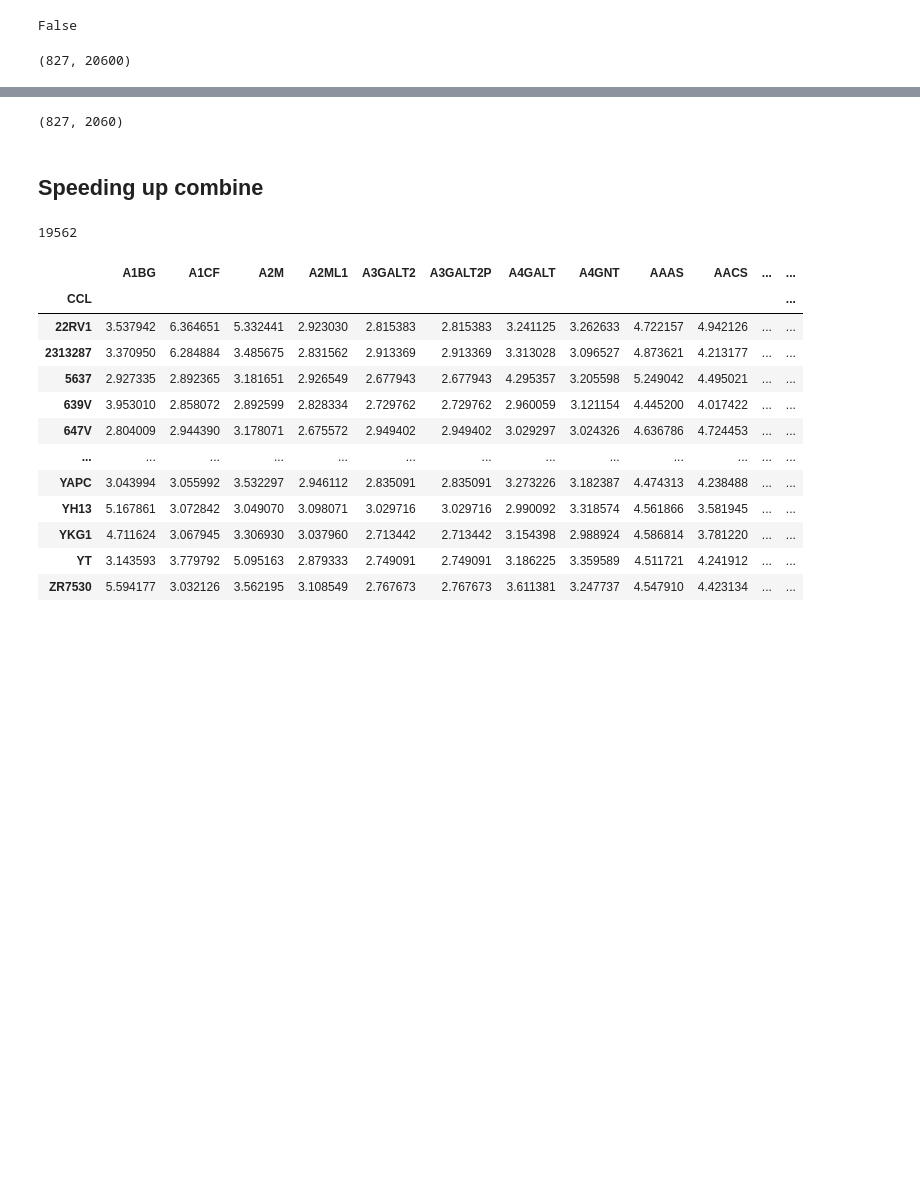
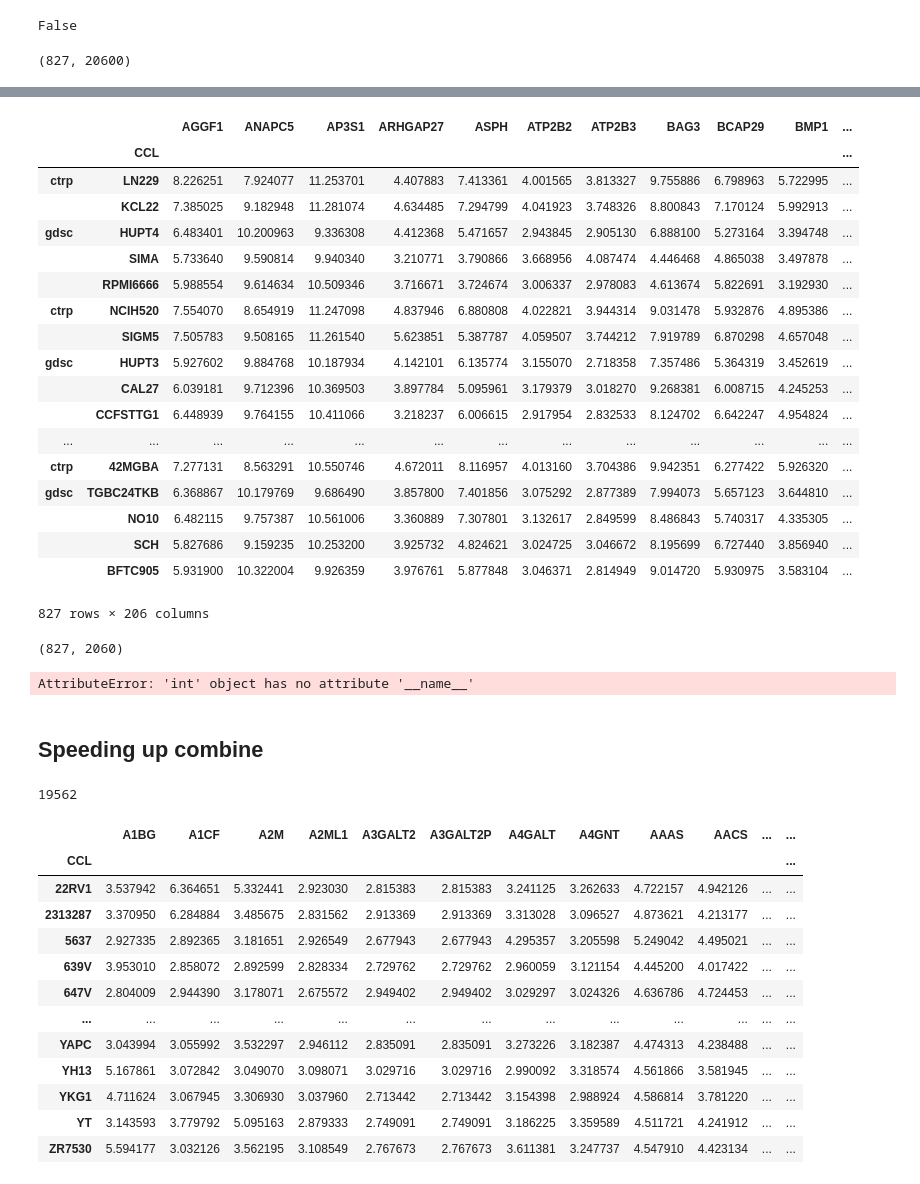
Before and after one commit to lucas-ubm/phc-data-pipeline, a Jupyter notebook: Messing.ipynb, the cells around one changed output, grey strips where cells are left out. Cells and saved outputs as stored; diff of their text form; code cells hidden in the pictures; blank space fills up the shorter version.

Commit message:
Work on train hyperparameters

```diff
--- a/Messing.ipynb
+++ b/Messing.ipynb
@@ -56,7 +76,34 @@ aag.fs(f_regression, n=0.1)
+# %%
+aag.get('X', 'train')
+# %% [output]
+|  |  | AGGF1 | ANAPC5 | AP3S1 | ARHGAP27 | ASPH | ATP2B2 | ATP2B3 | BAG3 | BCAP29 | BMP1 | ... |
+|  | CCL |  |  |  |  |  |  |  |  |  |  | ... |
+| ctrp | LN229 | 8.226251 | 7.924077 | 11.253701 | 4.407883 | 7.413361 | 4.001565 | 3.813327 | 9.755886 | 6.798963 | 5.722995 | ... |
+|  | KCL22 | 7.385025 | 9.182948 | 11.281074 | 4.634485 | 7.294799 | 4.041923 | 3.748326 | 8.800843 | 7.170124 | 5.992913 | ... |
+| gdsc | HUPT4 | 6.483401 | 10.200963 | 9.336308 | 4.412368 | 5.471657 | 2.943845 | 2.905130 | 6.888100 | 5.273164 | 3.394748 | ... |
+|  | SIMA | 5.733640 | 9.590814 | 9.940340 | 3.210771 | 3.790866 | 3.668956 | 4.087474 | 4.446468 | 4.865038 | 3.497878 | ... |
+|  | RPMI6666 | 5.988554 | 9.614634 | 10.509346 | 3.716671 | 3.724674 | 3.006337 | 2.978083 | 4.613674 | 5.822691 | 3.192930 | ... |
+| ctrp | NCIH520 | 7.554070 | 8.654919 | 11.247098 | 4.837946 | 6.880808 | 4.022821 | 3.944314 | 9.031478 | 5.932876 | 4.895386 | ... |
+|  | SIGM5 | 7.505783 | 9.508165 | 11.261540 | 5.623851 | 5.387787 | 4.059507 | 3.744212 | 7.919789 | 6.870298 | 4.657048 | ... |
+| gdsc | HUPT3 | 5.927602 | 9.884768 | 10.187934 | 4.142101 | 6.135774 | 3.155070 | 2.718358 | 7.357486 | 5.364319 | 3.452619 | ... |
+|  | CAL27 | 6.039181 | 9.712396 | 10.369503 | 3.897784 | 5.095961 | 3.179379 | 3.018270 | 9.268381 | 6.008715 | 4.245253 | ... |
+|  | CCFSTTG1 | 6.448939 | 9.764155 | 10.411066 | 3.218237 | 6.006615 | 2.917954 | 2.832533 | 8.124702 | 6.642247 | 4.954824 | ... |
+| ... | ... | ... | ... | ... | ... | ... | ... | ... | ... | ... | ... | ... |
+| ctrp | 42MGBA | 7.277131 | 8.563291 | 10.550746 | 4.672011 | 8.116957 | 4.013160 | 3.704386 | 9.942351 | 6.277422 | 5.926320 | ... |
+| gdsc | TGBC24TKB | 6.368867 | 10.179769 | 9.686490 | 3.857800 | 7.401856 | 3.075292 | 2.877389 | 7.994073 | 5.657123 | 3.644810 | ... |
+|  | NO10 | 6.482115 | 9.757387 | 10.561006 | 3.360889 | 7.307801 | 3.132617 | 2.849599 | 8.486843 | 5.740317 | 4.335305 | ... |
+|  | SCH | 5.827686 | 9.159235 | 10.253200 | 3.925732 | 4.824621 | 3.024725 | 3.046672 | 8.195699 | 6.727440 | 3.856940 | ... |
+|  | BFTC905 | 5.931900 | 10.322004 | 9.926359 | 3.976761 | 5.877848 | 3.046371 | 2.814949 | 9.014720 | 5.930975 | 3.583104 | ... |
+827 rows × 206 columns
 # %%
 aag.get('X', 'train').shape
 # %% [output]
 (827, 2060)
+# %%
+from methods import pre
+lo = 34
+# %% [output]
+AttributeError: 'int' object has no attribute '__name__'
 # %%
 aag.X['fs_test']
 # %% [markdown]
```
Also changed, not shown: parts of 4 cells of this notebook, 2 other files.
